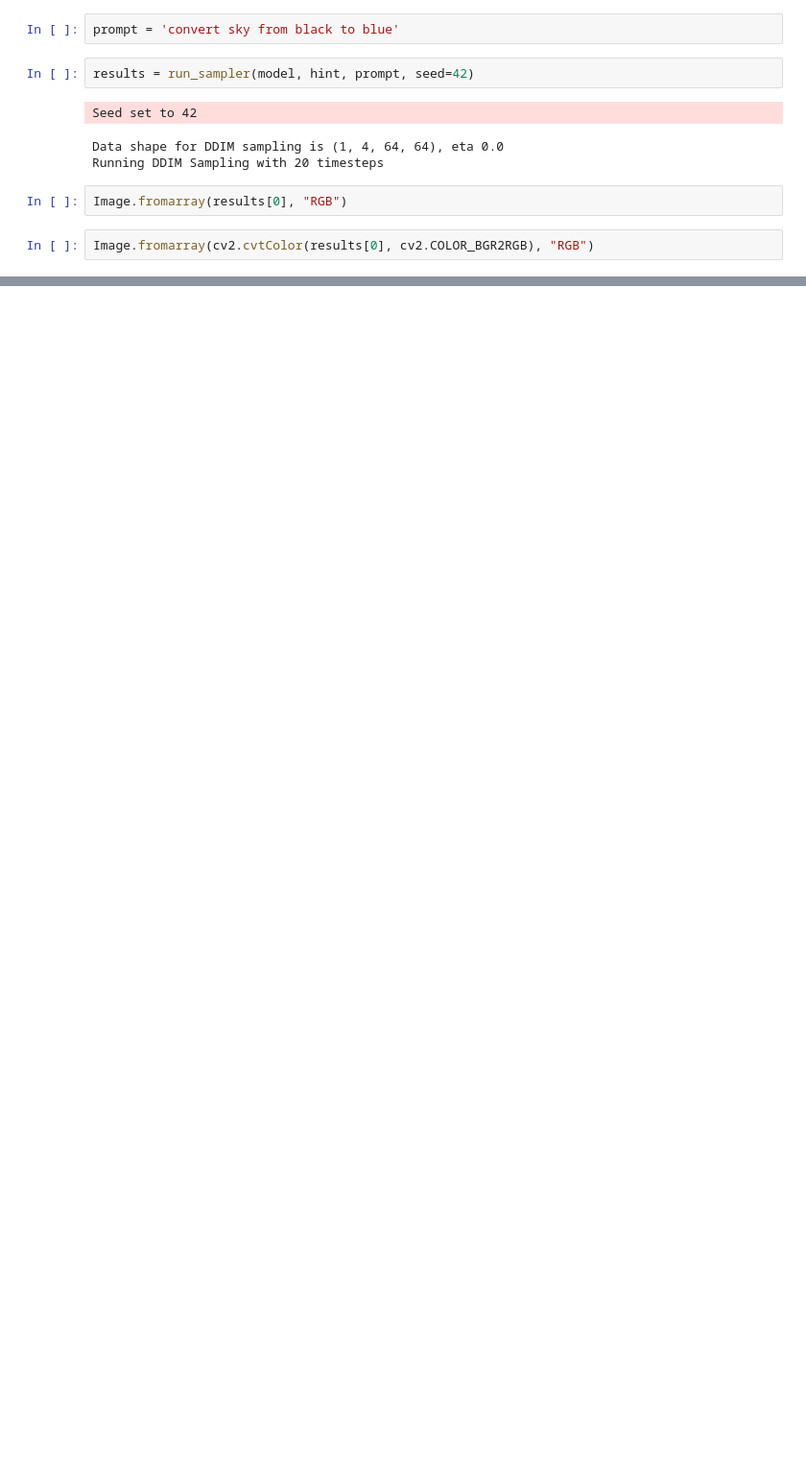
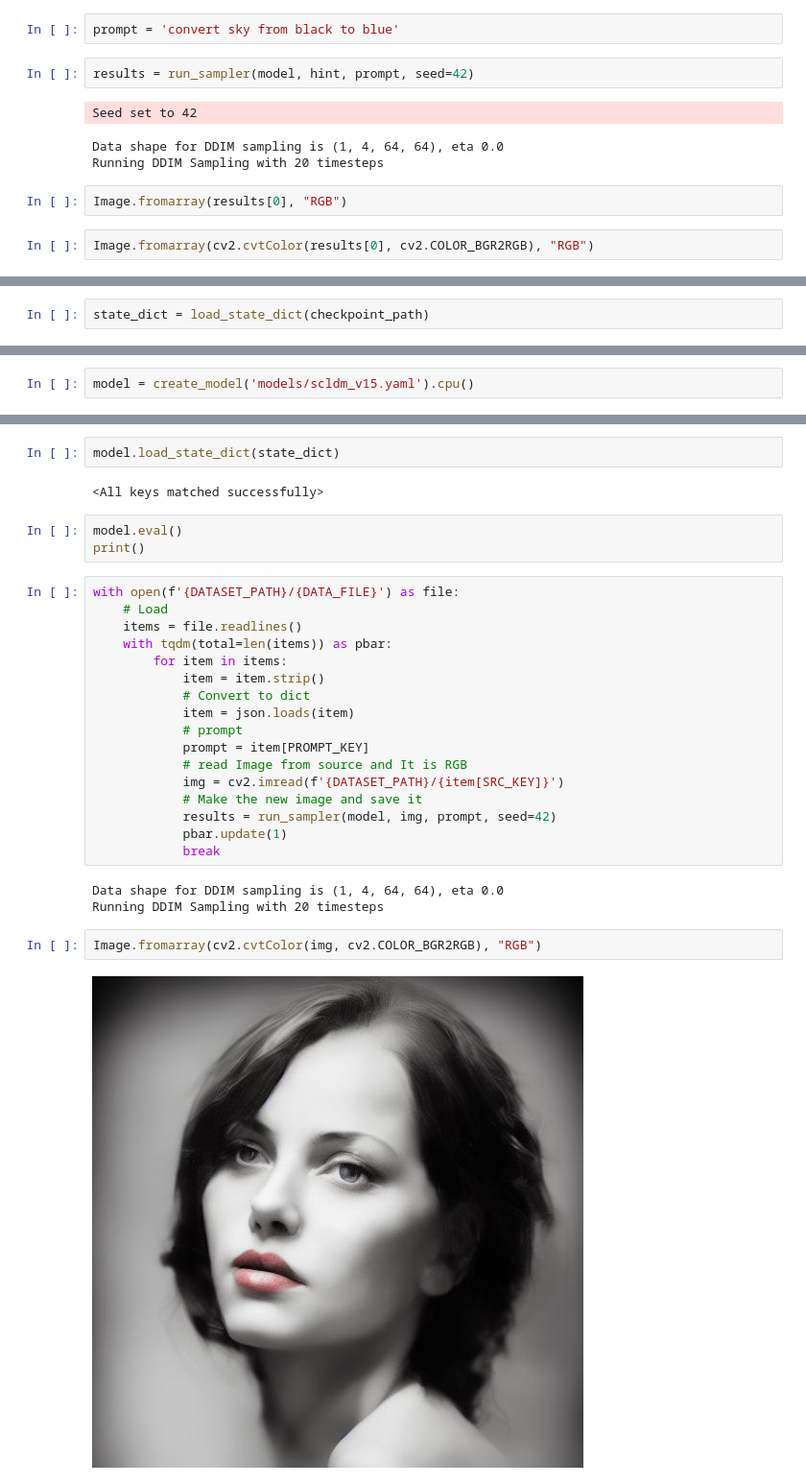
Before and after one commit to SamanFekri/MasterThesis, a Jupyter notebook: fill50k/ControlNet/infer_with_normal.ipynb, the cells around one changed output, grey strips where cells are left out. Shown at 96% size. Cells and saved outputs as stored; diff of their text form; blank space fills up the shorter version.

```diff
--- a/fill50k/ControlNet/infer_with_normal.ipynb
+++ b/fill50k/ControlNet/infer_with_normal.ipynb
@@ -112,0 +148,2 @@ Image.fromarray(cv2.cvtColor(results[0], cv2.COLOR_BGR2RGB), "RGB")
+# %%
+state_dict = load_state_dict(checkpoint_path)
@@ -112,0 +152,2 @@ Image.fromarray(cv2.cvtColor(results[0], cv2.COLOR_BGR2RGB), "RGB")
+# %%
+model = create_model('models/scldm_v15.yaml').cpu()
@@ -112,0 +172,31 @@ Image.fromarray(cv2.cvtColor(results[0], cv2.COLOR_BGR2RGB), "RGB")
+# %%
+model.load_state_dict(state_dict)
+# %% [output]
+<All keys matched successfully>
+# %%
+model.eval()
+print()
+# %%
+with open(f'{DATASET_PATH}/{DATA_FILE}') as file:
+    # Load
+    items = file.readlines()
+    with tqdm(total=len(items)) as pbar:
+        for item in items:
+            item = item.strip()
+            # Convert to dict
+            item = json.loads(item)
+            # prompt
+            prompt = item[PROMPT_KEY]
+            # read Image from source and It is RGB
+            img = cv2.imread(f'{DATASET_PATH}/{item[SRC_KEY]}')
+            # Make the new image and save it
+            results = run_sampler(model, img, prompt, seed=42)
+            pbar.update(1)
+            break
+# %% [output]
+Data shape for DDIM sampling is (1, 4, 64, 64), eta 0.0
+Running DDIM Sampling with 20 timesteps
+# %%
+Image.fromarray(cv2.cvtColor(img, cv2.COLOR_BGR2RGB), "RGB")
+# %% [output]
+[figure, added]
```
Also changed, not shown: parts of 8 cells of this notebook, 4 other files.
